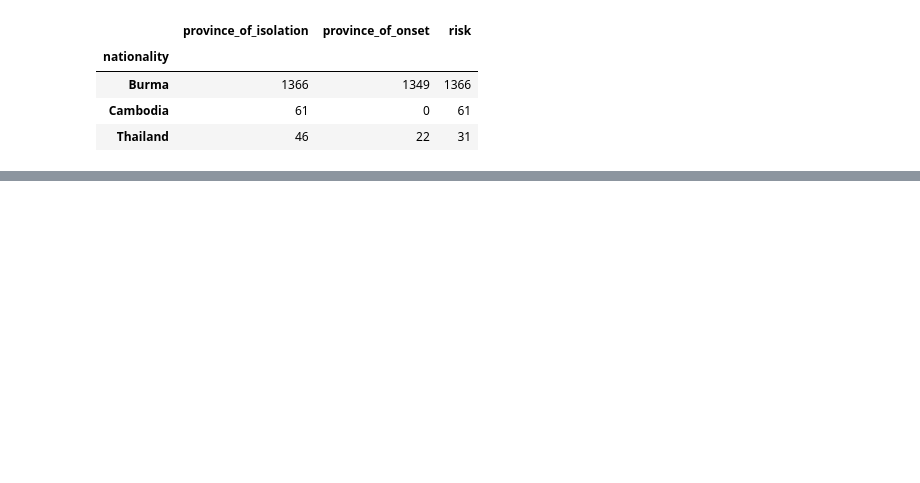
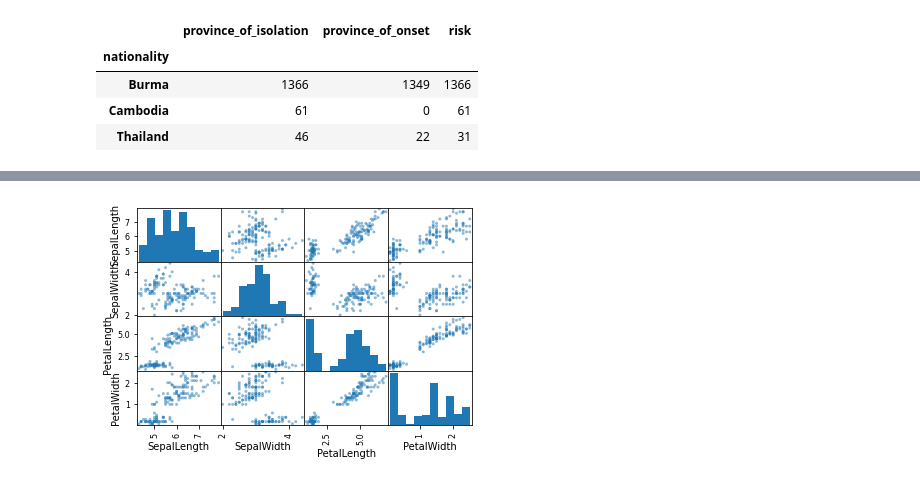
Before and after one commit to waraporn19/data_viz, a Jupyter notebook: Pandas102.ipynb, the cells around one changed output, grey strips where cells are left out. Saved outputs shown, nothing was run; the diff lists cells and outputs as text; code cells hidden in the pictures; blank space fills up the shorter version.

```diff
--- a/Pandas102.ipynb
+++ b/Pandas102.ipynb
@@ -427,0 +637,4 @@ New_dataCo.groupby('nationality').count()
+# %%
+pd.plotting.scatter_matrix(df); #ใส่เพื่อจะได้ไม่มีตัวหนังสือ
+# %% [output]
+[figure, added]
```
Also changed, not shown: parts of 33 cells of this notebook.
